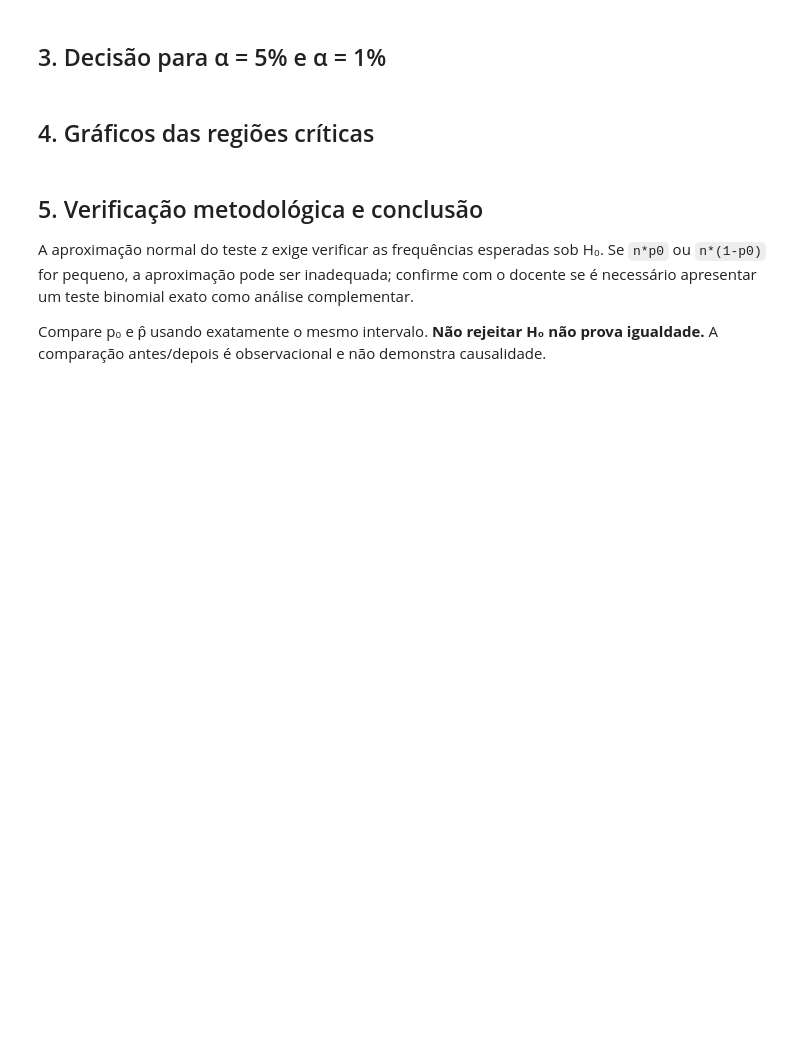
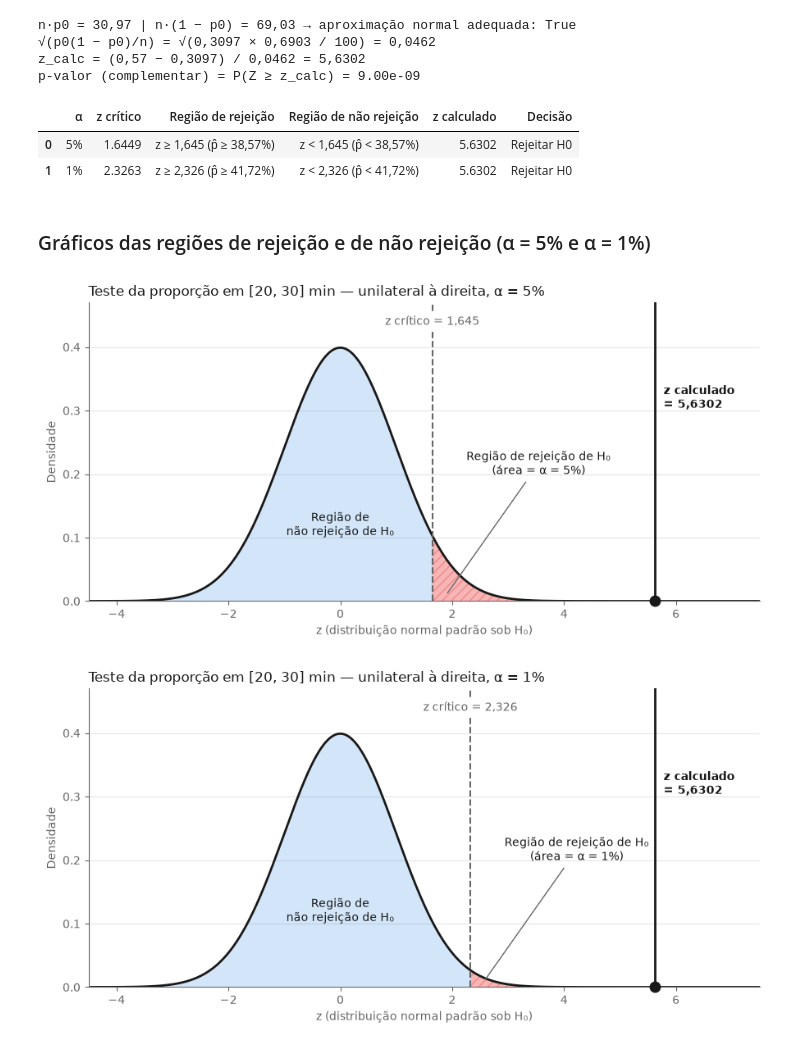
Before and after one commit to 0chambo/Projeto-II---Sprint-II-, a Jupyter notebook: notebooks/sprint-2/02_teste_hipotese_proporcao.ipynb, the cells around one changed output. Drawn from its saved outputs; the diff is of its cells as text; code cells hidden in the pictures; blank space fills up the shorter version.

```diff
--- a/notebooks/sprint-2/02_teste_hipotese_proporcao.ipynb
+++ b/notebooks/sprint-2/02_teste_hipotese_proporcao.ipynb
@@ -75,2 +110,38 @@ print(f"Fracassos esperados sob H0 = {n2*(1-p0):.3f}")
+# %%
+print(f"n·p0 = {br(n*p0, 2)} | n·(1 − p0) = {br(n*(1-p0), 2)} → aproximação normal adequada: {n*p0 >= 5 and n*(1-p0) >= 5}")
+
+erro_padrao = np.sqrt(p0 * (1 - p0) / n)
+z_calc = (p_chapeu - p0) / erro_padrao
+p_valor = 1 - stats.norm.cdf(z_calc)   # unilateral à direita
+
+print(f"√(p0(1 − p0)/n) = √({br(p0)} × {br(1-p0)} / {n}) = {br(erro_padrao)}")
+print(f"z_calc = ({br(p_chapeu, 2)} − {br(p0)}) / {br(erro_padrao)} = {br(z_calc)}")
+print(f"p-valor (complementar) = P(Z ≥ z_calc) = {p_valor:.2e}")
+# %% [output]
+n·p0 = 30,97 | n·(1 − p0) = 69,03 → aproximação normal adequada: True
+√(p0(1 − p0)/n) = √(0,3097 × 0,6903 / 100) = 0,0462
+z_calc = (0,57 − 0,3097) / 0,0462 = 5,6302
+p-valor (complementar) = P(Z ≥ z_calc) = 9.00e-09
+# %%
+linhas = []
+for alpha in (0.05, 0.01):
+    z_crit = stats.norm.ppf(1 - alpha)
+    p_crit = p0 + z_crit * erro_padrao
+    rejeita = z_calc >= z_crit
+    linhas.append({
+        "α": f"{int(alpha*100)}%",
+        "z crítico": round(z_crit, 4),
+        "Região de rejeição": f"z ≥ {br(z_crit, 3)}  (p̂ ≥ {br(100*p_crit, 2)}%)",
+        "Região de não rejeição": f"z < {br(z_crit, 3)}  (p̂ < {br(100*p_crit, 2)}%)",
+        "z calculado": round(z_calc, 4),
+        "Decisão": "Rejeitar H0" if rejeita else "Não rejeitar H0",
+    })
+resultado_prop = pd.DataFrame(linhas)
+resultado_prop.to_csv(PASTA_TAB / "q3_teste_proporcao.csv", index=False, sep=";")
+resultado_prop
+# %% [output]
+|  | α | z crítico | Região de rejeição | Região de não rejeição | z calculado | Decisão |
+| 0 | 5% | 1.6449 | z ≥ 1,645 (p̂ ≥ 38,57%) | z < 1,645 (p̂ < 38,57%) | 5.6302 | Rejeitar H0 |
+| 1 | 1% | 2.3263 | z ≥ 2,326 (p̂ ≥ 41,72%) | z < 2,326 (p̂ < 41,72%) | 5.6302 | Rejeitar H0 |
 # %% [markdown]
-## 3. Decisão para α = 5% e α = 1%
+### Gráficos das regiões de rejeição e de não rejeição (α = 5% e α = 1%)
@@ -92,2 +147,0 @@ zcrit_1 = testar_proporcao(.01)
-# %% [markdown]
-## 4. Gráficos das regiões críticas
@@ -109,6 +147,0 @@ grafico_proporcao(.01)
-# %% [markdown]
-## 5. Verificação metodológica e conclusão
-
-A aproximação normal do teste z exige verificar as frequências esperadas sob H₀. Se `n*p0` ou `n*(1-p0)` for pequeno, a aproximação pode ser inadequada; confirme com o docente se é necessário apresentar um teste binomial exato como análise complementar.
-
-Compare p₀ e p̂ usando exatamente o mesmo intervalo. **Não rejeitar H₀ não prova igualdade.** A comparação antes/depois é observacional e não demonstra causalidade.
@@ -114,0 +197,9 @@ Compare p₀ e p̂ usando exatamente o mesmo intervalo. **Não rejeitar H₀ nã
+# %%
+for alpha in (0.05, 0.01):
+    grafico_regioes(
+        z_calc=z_calc, z_crit=stats.norm.ppf(1 - alpha), cauda="direita", alpha=alpha,
+        titulo=f"Teste da proporção em [20, 30] min — unilateral à direita, α = {int(alpha*100)}%",
+        arquivo=f"teste_proporcao_alfa_{int(alpha*100):02d}.png", xlim=(-4.5, 7.5))
+# %% [output]
+[figure, added]
+[figure, added]
```
Also changed, not shown: parts of 23 cells of this notebook, 19 other files.
